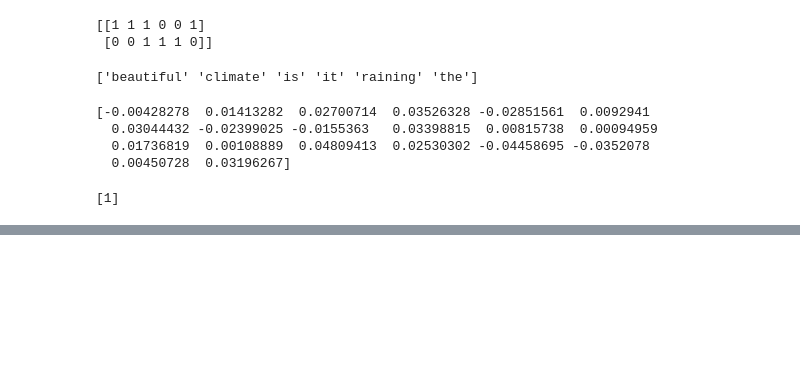
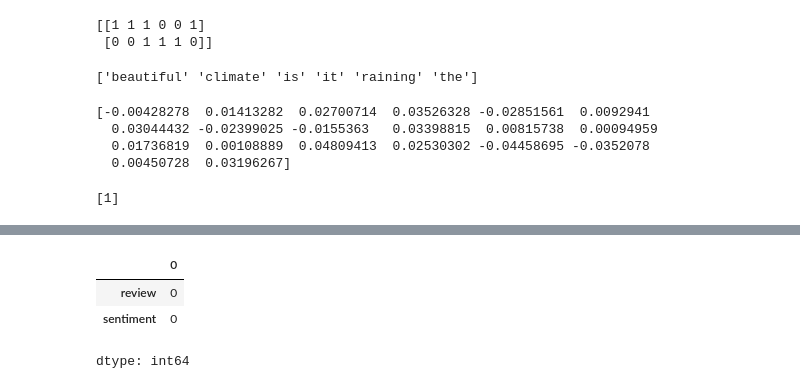
Before and after one commit to Jeevith252/ML_BASIC_PROJECT, a Jupyter notebook: NLP.ipynb, the cells around one changed output, grey strips where cells are left out. Cells and saved outputs as stored; diff of their text form; code cells hidden in the pictures; blank space fills up the shorter version.

```diff
--- a/NLP.ipynb
+++ b/NLP.ipynb
@@ -102,0 +167,7 @@ print(predictions)
+# %%
+df.isnull().sum()
+# %% [output]
+|  | 0 |
+| review | 0 |
+| sentiment | 0 |
+dtype: int64
```
Also changed, not shown: parts of 17 cells of this notebook.
